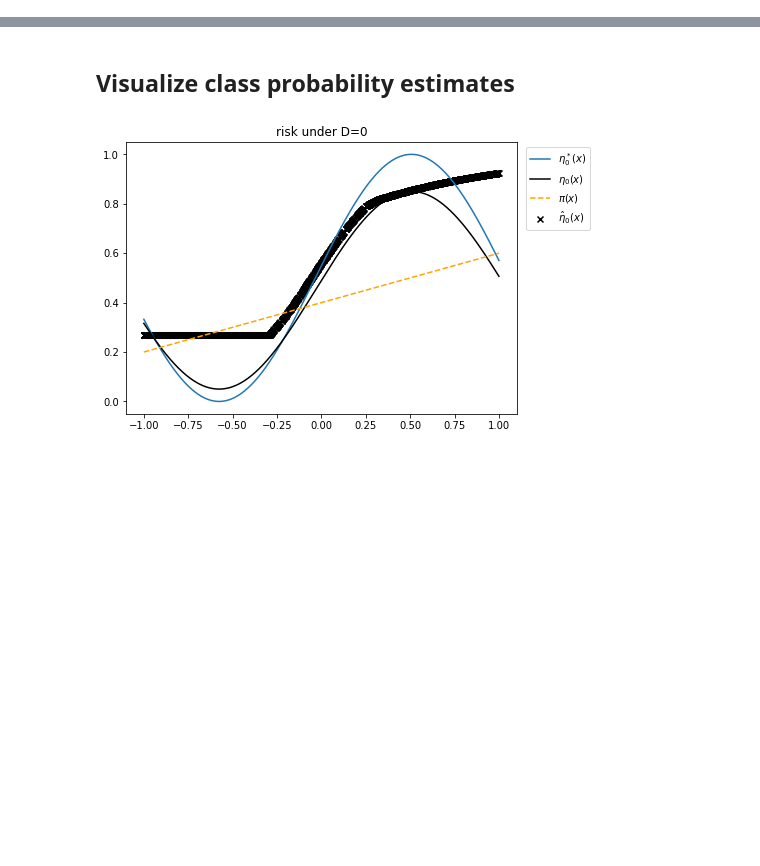
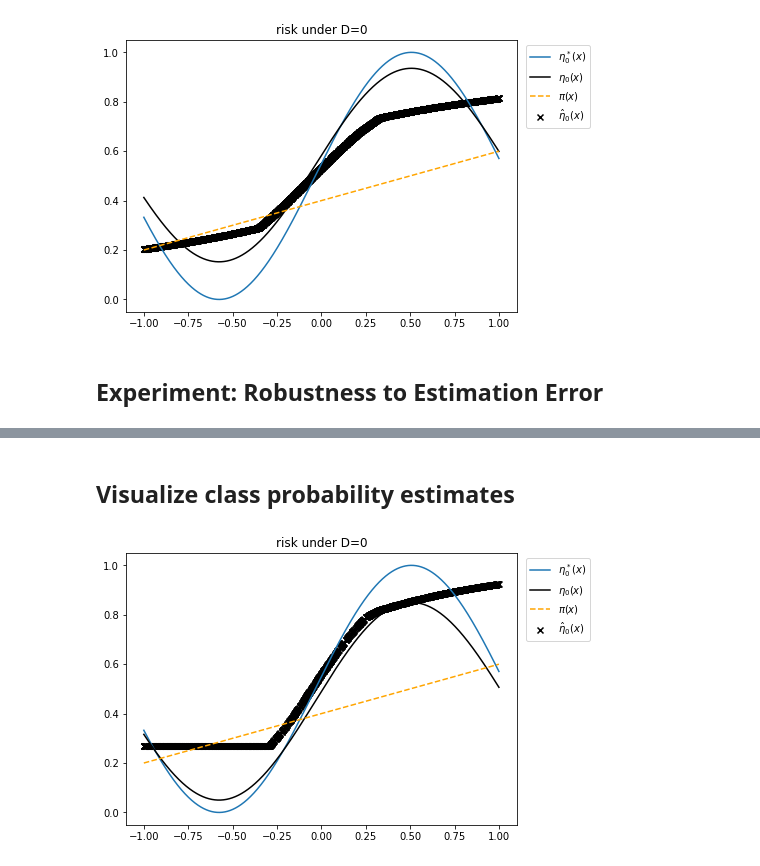
Before and after one commit to lguerdan/counterfactual-decision-support, a Jupyter notebook: experiments.ipynb, the cells around one changed output, grey strips where cells are left out. Cells and saved outputs as stored; diff of their text form; code cells hidden in the pictures; blank space fills up the shorter version.

```diff
--- a/experiments.ipynb
+++ b/experiments.ipynb
@@ -101,0 +369,25 @@ plt.xticks(rotation=30)
+# %%
+# Possibly create a helper function here for plotting resuls of experiments
+
+params = { 'alpha': None, 'alpha_0': 0.15228761, 'beta': None, 'beta_0': 0.06452641 }
+
+do=0
+debug_info = {
+    'val_x': py_results[8000][0][0][0]['x'],
+    'val_py': py_results[8000][0]['eta_0_bar']
+}
+expdf, error_params = generate_syn_data(
+    NS=5000,
+    K=1,
+    y0_pdf=Y0_PDF,
+    y1_pdf=Y1_PDF,
+    pi_pdf=PI_PDF,
+    error_min=0.05,
+    error_max=0.25
+)
+
+viz_ccpe_estimates(expdf, debug_info, params, do, Y0_PDF, Y1_PDF, PI_PDF)
+# %% [output]
+[figure, added]
+# %% [markdown]
+## Experiment: Robustness to Estimation Error
```
Also changed, not shown: parts of 28 cells of this notebook, 6 other files.
